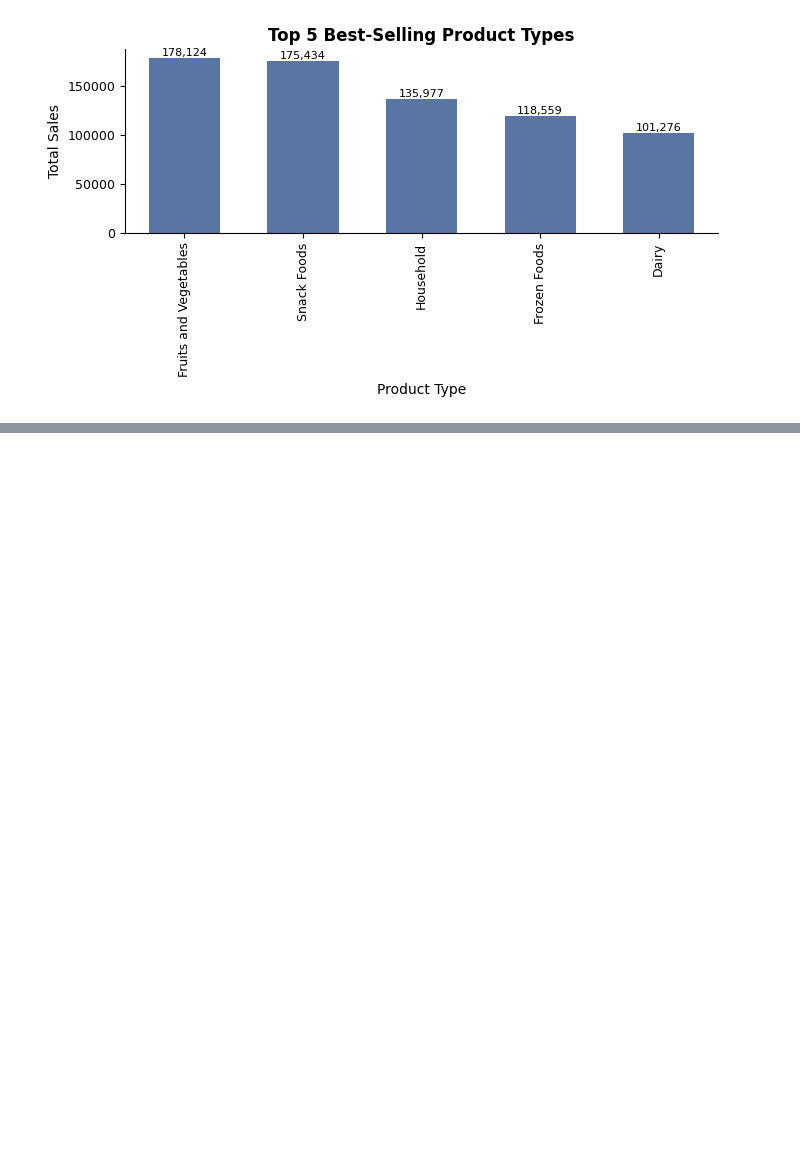
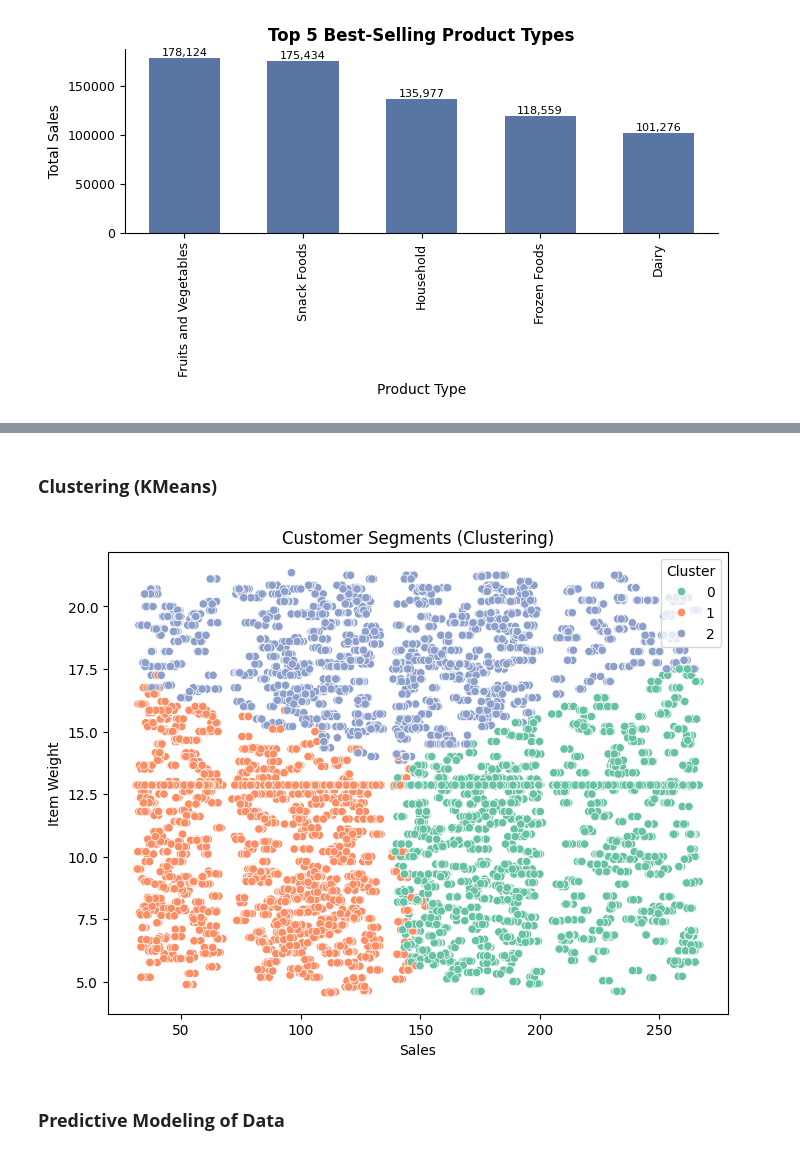
Before and after one commit to ashwin-muralidharan/Blinkit-Data-Analysis, a Jupyter notebook: Blinkit Analysis.ipynb, the cells around one changed output, grey strips where cells are left out. Saved outputs shown, nothing was run; the diff lists cells and outputs as text; code cells hidden in the pictures; blank space fills up the shorter version.

Commit message:
Updated model training

```diff
--- a/Blinkit Analysis.ipynb
+++ b/Blinkit Analysis.ipynb
@@ -253,0 +345,22 @@ plt.show()
+# %% [markdown]
+### **Clustering (KMeans)**
+# %%
+X_clust = df[['Sales','Item Visibility','Item Weight','Rating']]
+scaler = StandardScaler()
+X_scaled = scaler.fit_transform(X_clust)
+
+kmeans = KMeans(n_clusters=3, random_state=42)
+df['Cluster'] = kmeans.fit_predict(X_scaled)
+
+plt.figure(figsize=(8,6))
+sns.scatterplot(x="Sales", y="Item Weight", hue="Cluster", data=df, palette="Set2")
+plt.title("Customer Segments (Clustering)")
+plt.show()
+
+#Cluster0 - Green  - Higher Revenue Products
+#Cluster1 - Orange - Mid performing Products
+#Cluster2 - Blue   - Niche Products
+# %% [output]
+[figure, added]
+# %% [markdown]
+### **Predictive Modeling of Data**
```
Also changed, not shown: parts of 43 cells of this notebook.
